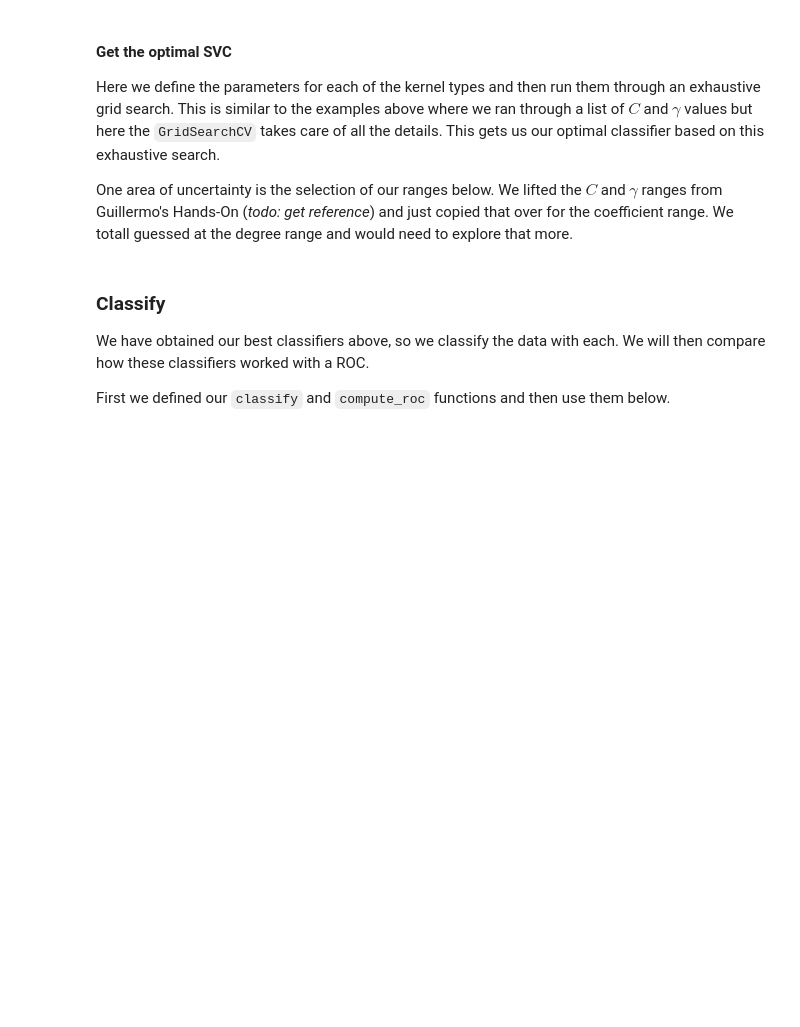
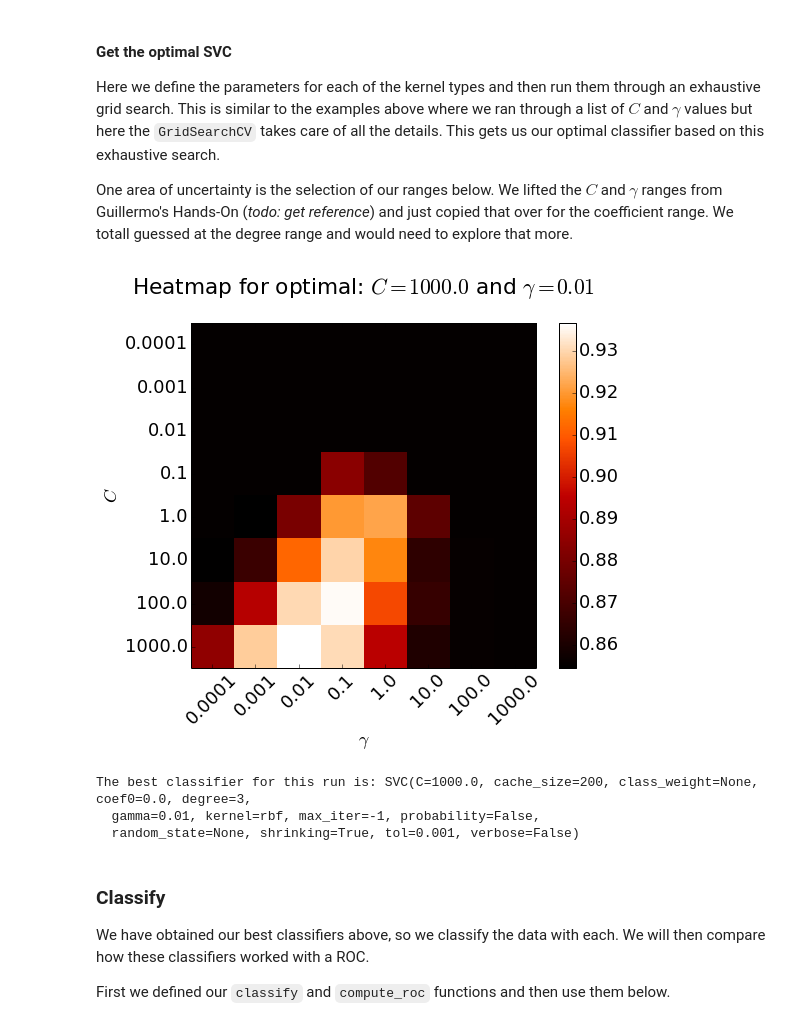
Before and after one commit to ElMejorEquipoDeLaSerena/VariableStarsClassification, a Jupyter notebook: Final.ipynb, the cells around one changed output. Cells and saved outputs as stored; diff of their text form; code cells hidden in the pictures; blank space fills up the shorter version.

```diff
--- a/Final.ipynb
+++ b/Final.ipynb
@@ -362,26 +364,31 @@ One area of uncertainty is the selection of our ranges below. We lifted the $C$
 # %%
 # Setup our ranges
 C_range = 10. ** np.arange(-4, 4)
 gamma_range = 10. ** np.arange(-4, 4)
 deg_range = np.arange(1, 3)
 coef_range = 10. ** np.arange(-4, 4)
 
 param_grids = [
-    { 'C': C_range, 'kernel': ['linear'] },
-    { 'C': C_range, 'gamma': gamma_range, 'degree': deg_range, 'coef0': coef_range, 'kernel': ['poly'] },
+    #{ 'C': C_range, 'kernel': ['linear'] },
+    #{ 'C': C_range, 'gamma': gamma_range, 'degree': deg_range, 'coef0': coef_range, 'kernel': ['poly'] },
     { 'C': C_range, 'gamma': gamma_range, 'kernel': ['rbf'] },
-    { 'C': C_range, 'gamma': gamma_range, 'coef0': coef_range, 'kernel': ['sigmoid'] },
+    #{ 'C': C_range, 'gamma': gamma_range, 'coef0': coef_range, 'kernel': ['sigmoid'] },
 ]
 
 best_svcs = list()
 
 # Get the best clf for each kernel type
 for param_grid in param_grids:
-    clf = get_optimal_svc(param_grid=param_grid)
+    clf = get_optimal_svc(param_grid=param_grid, plot=True)
 
     param_grid['clf'] = clf
 
     best_svcs.append(param_grid)
+# %% [output]
+[figure, added]
+The best classifier for this run is: SVC(C=1000.0, cache_size=200, class_weight=None, coef0=0.0, degree=3,
+  gamma=0.01, kernel=rbf, max_iter=-1, probability=False,
+  random_state=None, shrinking=True, tol=0.001, verbose=False)
 # %% [markdown]
 ### Classify
 
```
Also changed, not shown: parts of 9 cells of this notebook.
